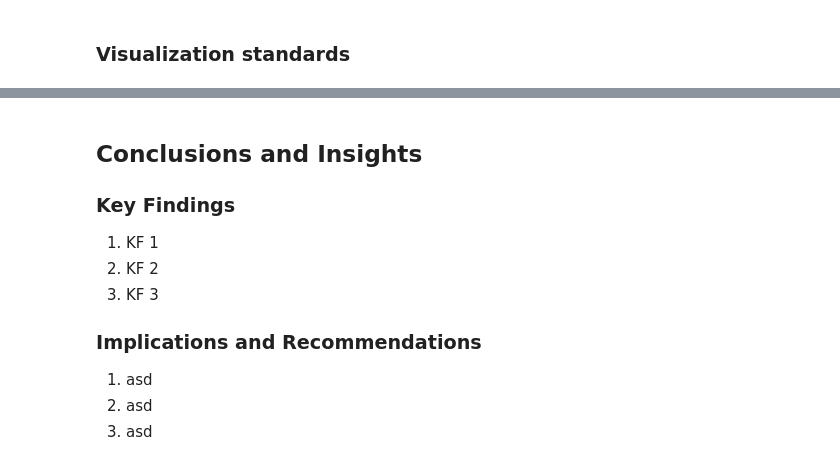
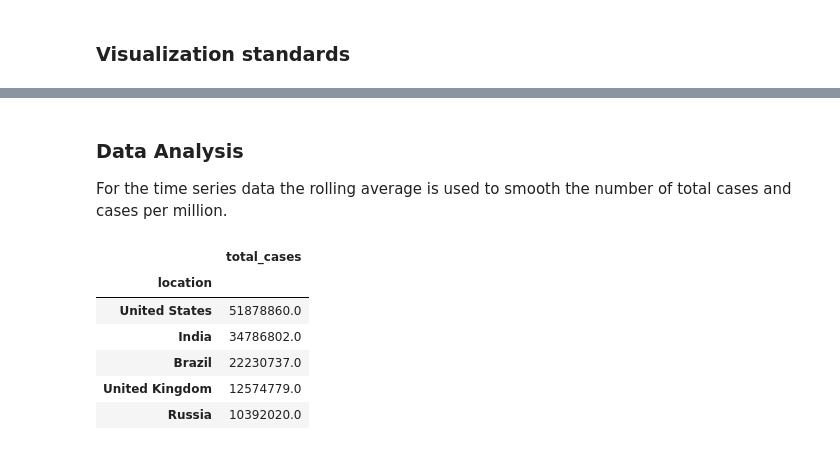
Before and after one commit to pedrohfm/dsnp, a Jupyter notebook: data-visualisation/covid-19-overview-in-brazil.ipynb, the cells around one changed output, grey strips where cells are left out. Saved outputs shown, nothing was run; the diff lists cells and outputs as text; code cells hidden in the pictures.

```diff
--- a/data-visualisation/covid-19-overview-in-brazil.ipynb
+++ b/data-visualisation/covid-19-overview-in-brazil.ipynb
@@ -372,6 +379,8 @@ df_br_clean_cols
  'tests_units']
 # %%
 df_br_clean = df_br.drop(columns=df_br_clean_cols)
+
+df_br_clean['date'] = pd.to_datetime(df_br_clean['date'])
 
 print(f"Columns in original dataset: {df_raw.shape[1]}\nColumns in the filtered dataset: {df_br_clean.shape[1]}\n")
 
@@ -510,14 +511,15 @@ stringency index over time
-# %% [markdown]
-## Conclusions and Insights
-
-### Key Findings
-
-1. KF 1
-2. KF 2
-3. KF 3
-
-### Implications and Recommendations
-
-1. asd
-2. asd
-3. asd
+# %% [markdown]
+### Data Analysis
+
+For the time series data the rolling average is used to smooth the number of total cases and cases per million.
+# %%
+cases_top_10_world =  df_raw.loc[(df_raw.date == df_br_clean['date'].max()) & (df_raw['location'] != 'South America'),['total_cases','location']].sort_values(by='total_cases',ascending=False)[8:18].set_index('location').dropna(axis=0)
+cases_top_10_world[0:5]
+# %% [output]
+|  | total_cases |
+| location |  |
+| United States | 51878860.0 |
+| India | 34786802.0 |
+| Brazil | 22230737.0 |
+| United Kingdom | 12574779.0 |
+| Russia | 10392020.0 |
```
Also changed, not shown: parts of 8 cells of this notebook, 1 other file.
